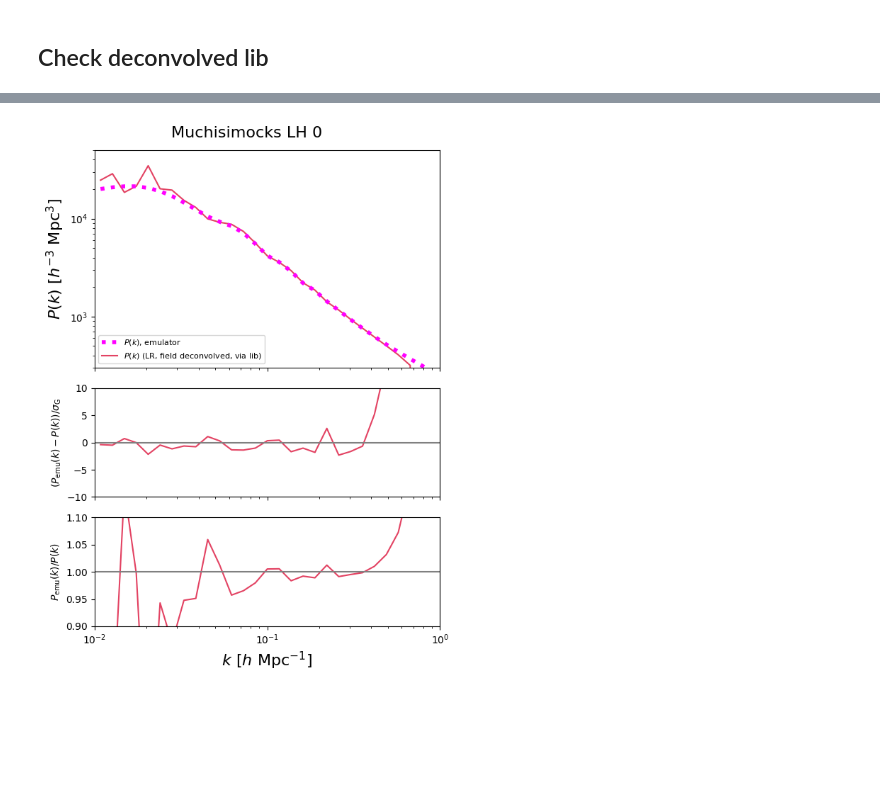
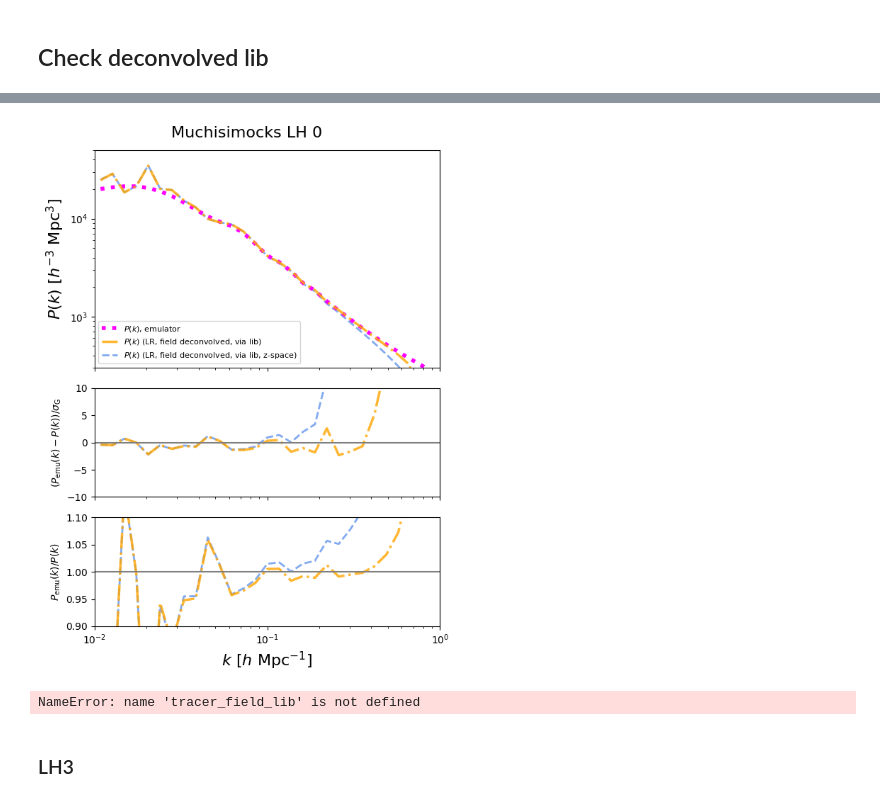
Before and after one commit to kstoreyf/muchisimocks, a Jupyter notebook: notebooks/2024-07-09_muchisimocks_deconvolution.ipynb, the cells around one changed output, grey strips where cells are left out. Cells and saved outputs as stored; diff of their text form; code cells hidden in the pictures; blank space fills up the shorter version.

Commit message:
working on regenerating and checking muchisimockbrary with field-level deconvolution

```diff
--- a/notebooks/2024-07-09_muchisimocks_deconvolution.ipynb
+++ b/notebooks/2024-07-09_muchisimocks_deconvolution.ipynb
@@ -625,5 +611,5 @@ tracer_field_hr_deconvolved = get_tracer_field(bias_terms_eul_hr_deconvolved, bi
 # %%
-tracer_field_deconvolved = get_tracer_field(bias_terms_eul_deconvolved, bias_vector, n_grid_norm=n_grid_orig)
+tracer_field_deconvolved = utils.get_tracer_field(bias_terms_eul_deconvolved, bias_vector, n_grid_norm=n_grid_orig)
 # %%
 bias_terms_eul_hr_deconvolved.shape
 # %% [output]
@@ -632,7 +618,7 @@ bias_terms_eul_hr_deconvolved.shape
 ngrid_target = 128
 bias_terms_eul_fromhrdeconvolved = downsample_field(bias_terms_eul_hr_deconvolved, box_size, ngrid_target)
 # %%
-tracer_field_fromhrdeconvolved = get_tracer_field(bias_terms_eul_fromhrdeconvolved, bias_vector, n_grid_norm=n_grid_orig)
+tracer_field_fromhrdeconvolved = utils.get_tracer_field(bias_terms_eul_fromhrdeconvolved, bias_vector, n_grid_norm=n_grid_orig)
 # %%
 plotter.plot_overdensity_field(tracer_field_hr_deconvolved, title=r'Tracer field HR deconvolved (512^3)',
                                #vmax=0.1
@@ -881 +887,6 @@ bacco.power : done Fourier loop in 0.000404 secs
 bacco.power : Deallocating arrays
+# %%
+pk_obj_lib_zspace = bacco.statistics.compute_crossspectrum_twogrids(
+                    grid1=tracer_field_lib_zspace,
+                    grid2=tracer_field_lib_zspace,
+                    **args_power_grid_deconvolveFalse)
@@ -881,0 +927,3 @@ bacco.power : Deallocating arrays
+# %%
+kk = pk_obj_lib['k']
+_, pk_emu, = emu_mpk_ext.get_nonlinear_pk(k=kk, cold=True, **cosmo_params_emu)
@@ -886,27 +938,19 @@ plt.subplots_adjust(hspace=0.01, wspace=0.01)
 ax, ax1, ax2 = axarr
 alpha = 0.8
 
-# labels = [r'$P_\text{part}(k)$ (deconvolve_grid=False)',
-#           #r'$P_\text{mesh}(k)$ (deconvolve_grid=False)',
-#           r'$P_\text{part}(k)$ (deconvolve_grid=True)',
-#           r'$P_\text{part}(k)$ (deconvolve_grid=True,'+'\n interlacing=True)',
-#           r'$P_\text{part}(k)$ (deconvolve_grid=True,'+'\n correct_grid=False)',
-#           r'$P_\text{mesh}(k)$ (deconvolve_grid=True)',
-#           r'$P_\text{part}(k)$ (deconvolve_grid=True),'+'\n from Quijote snapshot',
-#           ]
 labels = [
           r'$P(k)$ (LR, field deconvolved, via lib)',
+          r'$P(k)$ (LR, field deconvolved, via lib, z-space)',
+          r'$P(k)$ (LR, field deconvolved, via lib, p(k) in z-space)',
           ]
-colors = ['crimson', 'limegreen', 'purple',
-          'crimson', 'limegreen', 'purple',
-          'orange']
-lss = ['-', '-', '-',
-       ':', ':', ':', '-.']
-lws = [1.5, 1.5, 3,
-       1.5, 1.5, 1.5, 2.5]
+colors = ['orange', 'cornflowerblue', 'green']
+lss = ['-.', '--', '--']
+lws = [2.5, 2, 1.5]
 # lws = [2, 2, 1,
 #        2, 2, 2, 1]
 pk_objs = [pk_obj_lib,
+           pk_obj_lib_zspace,
+           #pk_obj_lib_tozspace,
         #    pk_obj_mesh_deconvolveFalse,
         #    pk_obj_mesh,
         #    #pk_obj_mesh_correctgridTrue,
@@ -918,13 +962,14 @@ ks = [pk_obj['k'] for pk_obj in pk_objs]
 pks = [pk_obj['pk'] for pk_obj in pk_objs]
 errs = [pk_obj['pk_gaussian_error'] for pk_obj in pk_objs]
 
-# ks.append(k_quijote)
-# pks.append(pk_quijote)
-# errs.append(err_quijote)
+# ks.append(kk)
+# pks.append(pk_nlz)
+# errs.append(None)
 # #errs.append(bacco.statistics.approx_pk_gaussian_error(k_quijote, pk_quijote, box_size))
-# labels.append(r'$P(k)$, Quijote measured')
+# labels.append(r'$P(k)$ NLz')
 # colors.append('grey')
 # lss.append('-')
+# lws.append(1)
 # zorders.append(0)
 
 plt.suptitle(f'Muchisimocks LH {idx_LH_str}', fontsize=16)
@@ -933,32 +978,38 @@ ax.loglog(kk, pk_emu, label=r'$P(k)$, emulator', ls=':', color='magenta', lw=4)
 
 for i in range(len(pks)):
     ax.loglog(ks[i], pks[i], ls=lss[i], label=labels[i], color=colors[i], alpha=alpha, zorder=zorders[i], lw=lws[i])
     if len(pk_emu)!=len(pks[i]):
         pk_interp = np.interp(kk, ks[i], pks[i])
         err_interp = np.interp(kk, ks[i], errs[i])
         ax1.plot(kk, (pk_emu-pk_interp)/err_interp, ls=lss[i], color=colors[i], alpha=alpha, zorder=zorders[i], lw=lws[i])
         ax2.plot(kk, (pk_emu/pk_interp), ls=lss[i], color=colors[i], alpha=alpha, zorder=zorders[i], lw=lws[i])
     else:
-        ax1.plot(ks[i], (pk_emu-pks[i])/errs[i], ls=lss[i], color=colors[i], alpha=alpha, zorder=zorders[i], lw=lws[i])
+        if errs[i] is not None:
+            ax1.plot(ks[i], (pk_emu-pks[i])/errs[i], ls=lss[i], color=colors[i], alpha=alpha, zorder=zorders[i], lw=lws[i])
         ax2.plot(ks[i], (pk_emu/pks[i]), ls=lss[i], color=colors[i], alpha=alpha, zorder=zorders[i], lw=lws[i])
 
 
 ax1.axhline(0.0, color='grey')
 ax2.axhline(1.0, color='grey')
 
 ax2.set_xlabel(r'$k \,\, [h \,\, {\rm Mpc}^{-1}]$', fontsize=16)
 ax.set_ylabel(r'$P(k) \,\, [h^{-3} \,\, {\rm Mpc}^3]$', fontsize=16)
 ax1.set_ylabel(r'$(P_\text{emu}(k)-P(k))/\sigma_\text{G}$')
 ax2.set_ylabel(r'$P_\text{emu}(k)/P(k)$')
 ax.set_xlim(1e-2, 1)
 ax.set_ylim(3e2, 5e4)
 
 ax1.set_ylim(-10, 10)
 ax2.set_ylim(0.9, 1.1)
 
 ax.legend(fontsize=8, loc='lower left')
 
 mpl.pyplot.tight_layout()
 mpl.pyplot.show()
 # %% [output]
-[figure, old version]
+[figure, new version]
+# %%
+plotter.plot_overdensity_field(tracer_field_lib, title=r'Tracer field LR deconvolved (128^3)',
+                               )
+# %% [output]
+NameError: name 'tracer_field_lib' is not defined
@@ -964,0 +1019,2 @@ mpl.pyplot.show()
+# %% [markdown]
+### LH3
```
Also changed, not shown: parts of 62 cells of this notebook, 5 other files.
